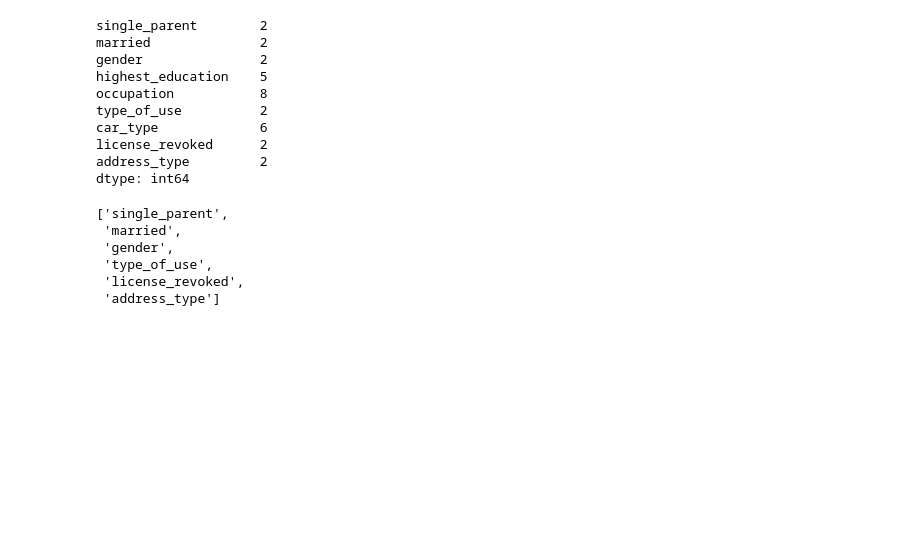
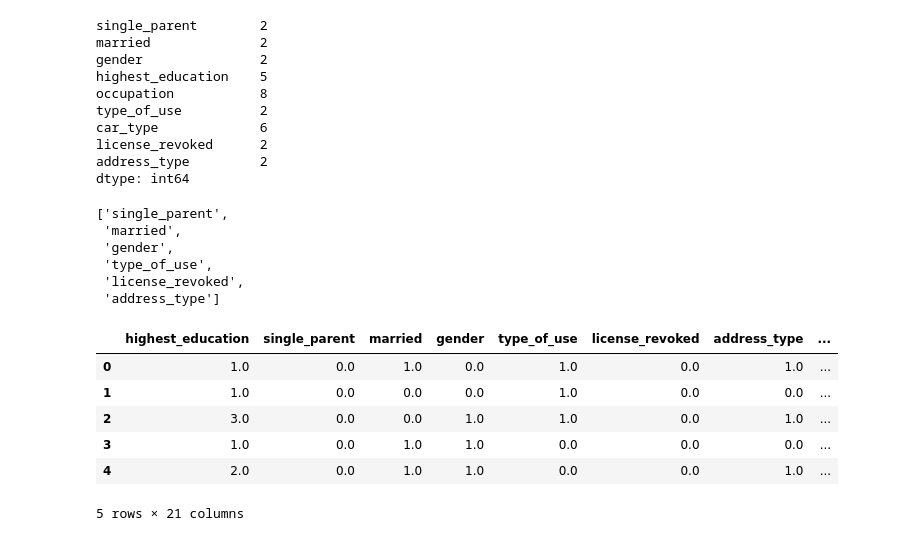
Before and after one commit to hatunglam/kaggle-projects, a Jupyter notebook: car_insurance/main.ipynb, the cells around one changed output. Saved outputs shown, nothing was run; the diff lists cells and outputs as text; code cells hidden in the pictures; blank space fills up the shorter version.

Commit message:
categorical encoded

```diff
--- a/car_insurance/main.ipynb
+++ b/car_insurance/main.ipynb
@@ -442,3 +442,34 @@ categorical_cols
  'type_of_use',
  'license_revoked',
  'address_type']
+# %%
+# Create encoders
+edu_rank = [['<High School', 'High School', 'Bachelors', 'Masters', 'PhD']]
+
+ordinal_encoder = OrdinalEncoder(categories=edu_rank)
+cat_encoder = OrdinalEncoder()
+onehot_encoder = OneHotEncoder(handle_unknown='ignore', sparse_output=False)
+# %%
+ord_encoded = ordinal_encoder.fit_transform(cat_data_imputed[ord_cols])
+cat_encoded = cat_encoder.fit_transform(cat_data_imputed[categorical_cols])
+onehot_encoded = onehot_encoder.fit_transform(cat_data_imputed[onehot_cols])
+# %%
+ord_encoded_df = pd.DataFrame(ord_encoded)
+ord_encoded_df.columns = ord_cols
+
+cat_encoded_df = pd.DataFrame(cat_encoded)
+cat_encoded_df.columns = categorical_cols
+
+onehot_encoded_df = pd.DataFrame(onehot_encoded)
+onehot_encoded_df.columns = onehot_encoder.get_feature_names_out()
+
+all_categorical = pd.concat([ord_encoded_df, cat_encoded_df, onehot_encoded_df], axis=1)
+all_categorical.head()
+# %% [output]
+|  | highest_education | single_parent | married | gender | type_of_use | license_revoked | address_type | ... |
+| 0 | 1.0 | 0.0 | 1.0 | 0.0 | 1.0 | 0.0 | 1.0 | ... |
+| 1 | 1.0 | 0.0 | 0.0 | 0.0 | 1.0 | 0.0 | 0.0 | ... |
+| 2 | 3.0 | 0.0 | 0.0 | 1.0 | 1.0 | 0.0 | 1.0 | ... |
+| 3 | 1.0 | 0.0 | 1.0 | 1.0 | 0.0 | 0.0 | 0.0 | ... |
+| 4 | 2.0 | 0.0 | 1.0 | 1.0 | 0.0 | 0.0 | 1.0 | ... |
+5 rows × 21 columns
```
